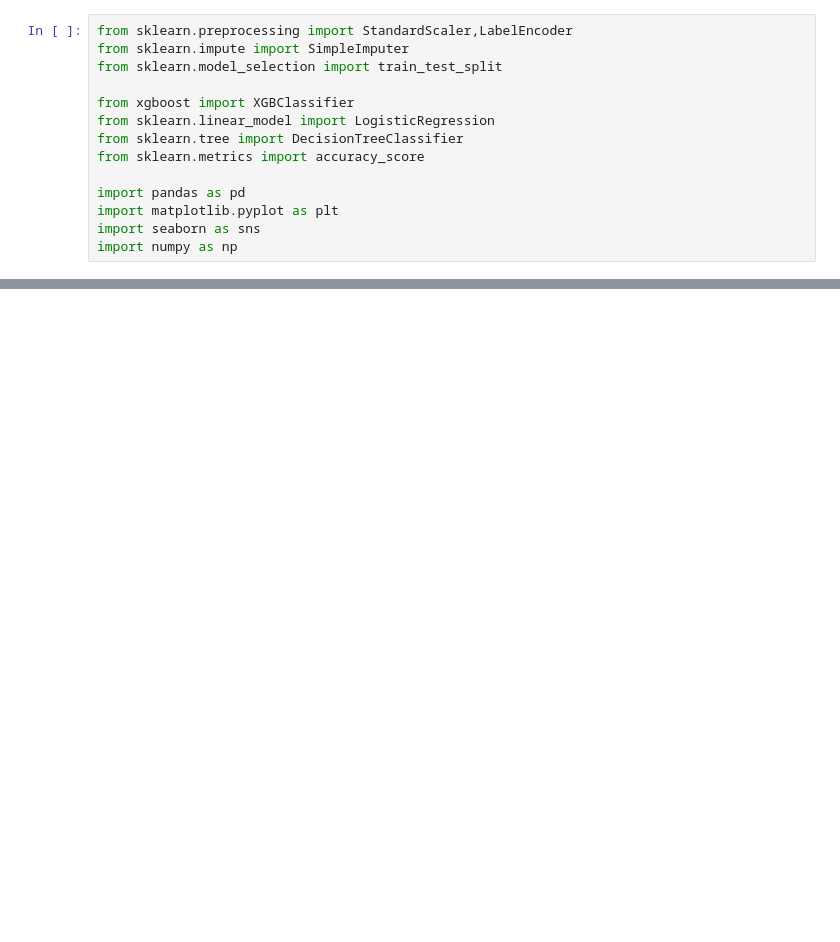
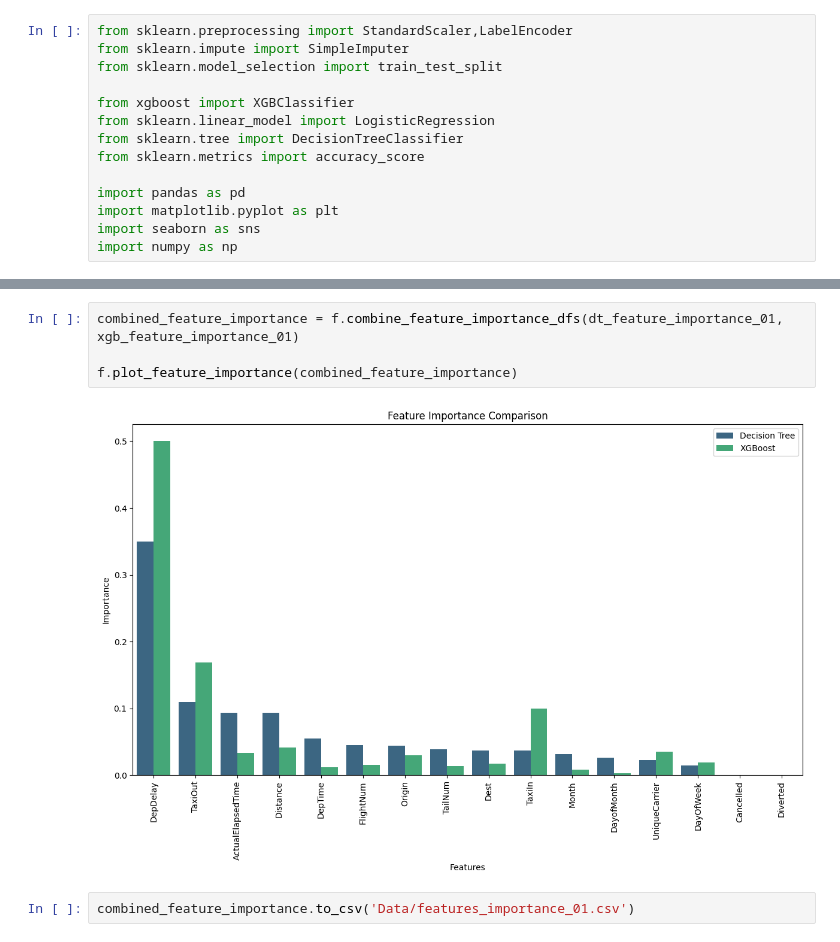
Before and after one commit to rizny786/Flights, a Jupyter notebook: notebook.ipynb, the cells around one changed output, grey strips where cells are left out. Cells and saved outputs as stored; diff of their text form; blank space fills up the shorter version.

```diff
--- a/notebook.ipynb
+++ b/notebook.ipynb
@@ -222,0 +75,8 @@ combined_feature_importance
+# %%
+combined_feature_importance = f.combine_feature_importance_dfs(dt_feature_importance_01, xgb_feature_importance_01)
+
+f.plot_feature_importance(combined_feature_importance)
+# %% [output]
+[figure, added]
+# %%
+combined_feature_importance.to_csv('Data/features_importance_01.csv')
```
Also changed, not shown: parts of 47 cells of this notebook, 19 other files.
